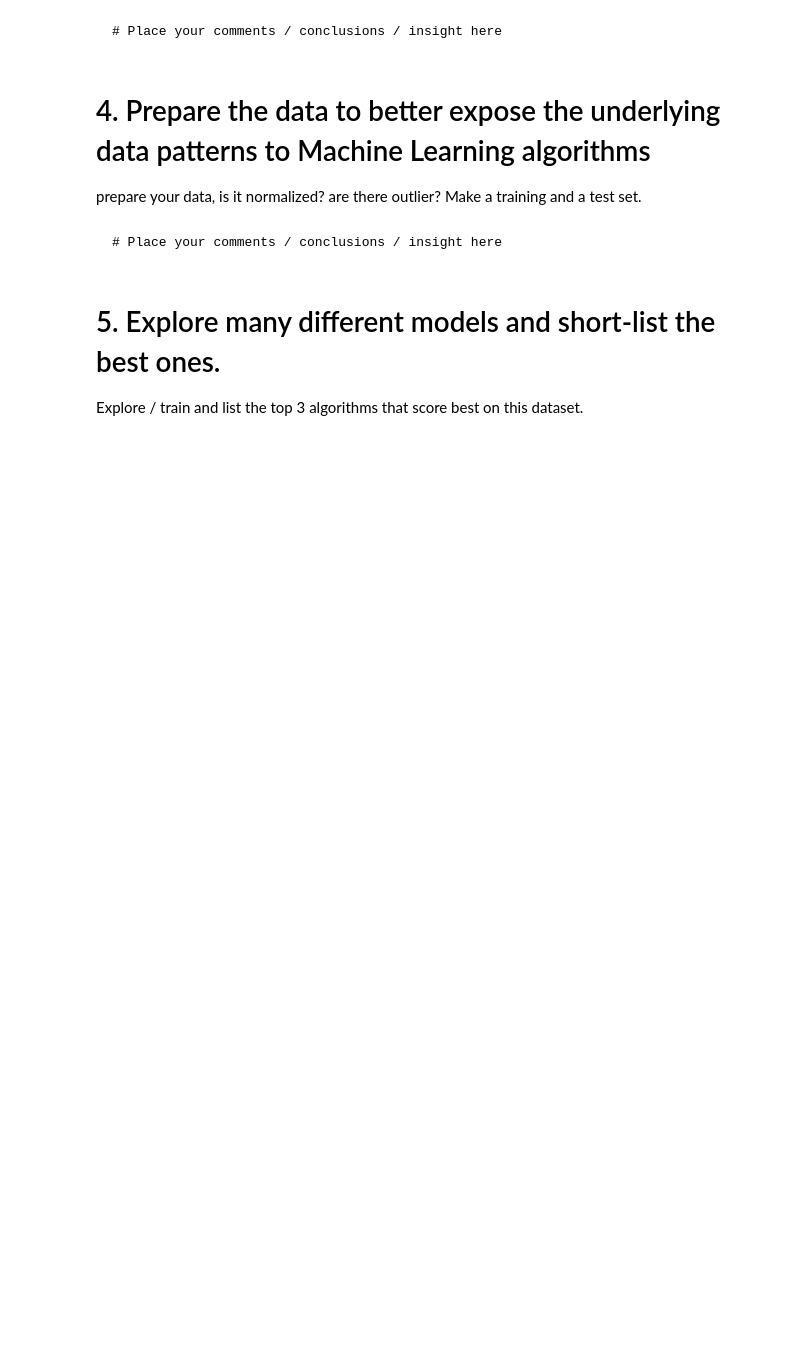
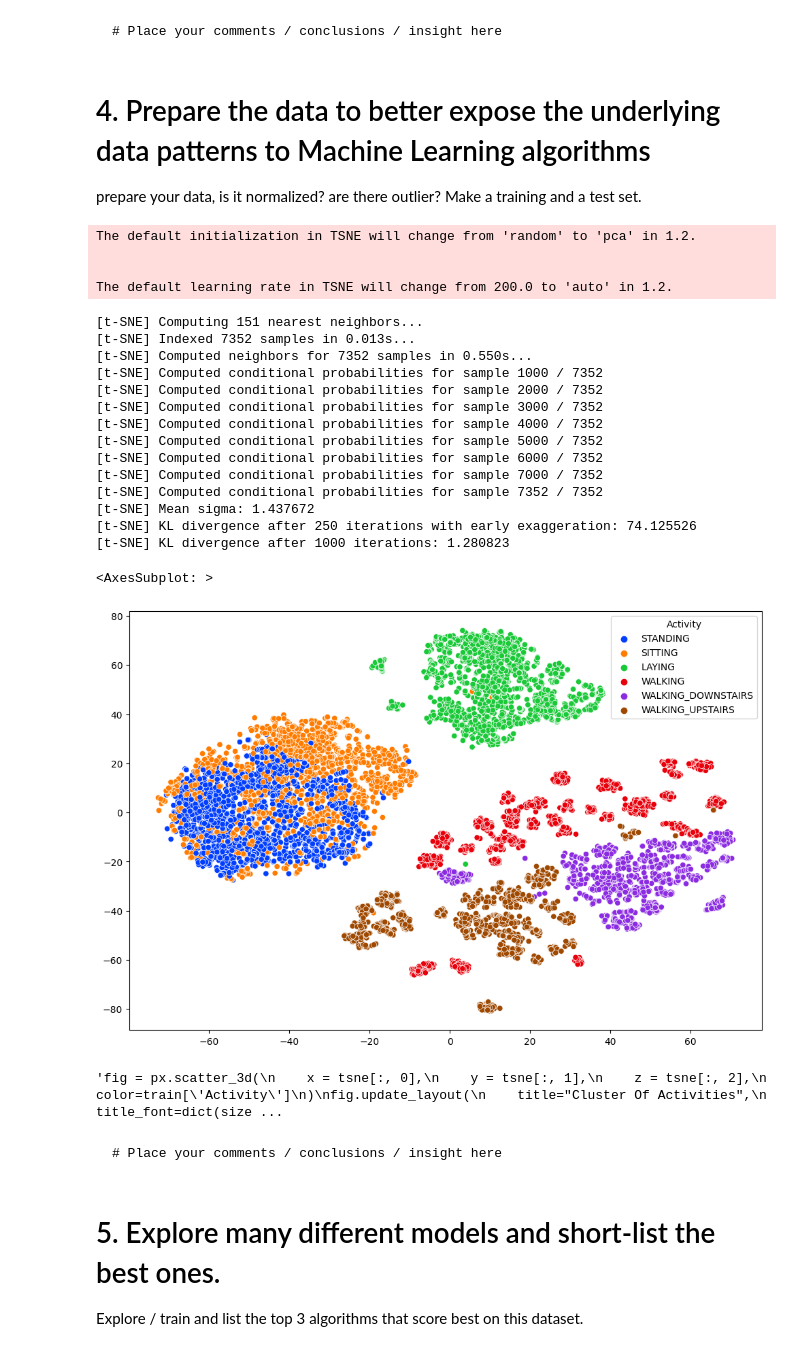
Before and after one commit to yannick1203/AIS_Group2, a Jupyter notebook: Assignment1/Code/PartB/Assignment1_PART_B.ipynb, the cells around one changed output. Saved outputs shown, nothing was run; the diff lists cells and outputs as text; code cells hidden in the pictures; blank space fills up the shorter version.

````diff
--- a/Assignment1/Code/PartB/Assignment1_PART_B.ipynb
+++ b/Assignment1/Code/PartB/Assignment1_PART_B.ipynb
@@ -133,3 +237,47 @@ prepare your data, is it normalized? are there outlier? Make a training and a te
+# %%
+x_for_tsne = train.drop(['subject', 'Activity'], axis=1)
+
+tsne = TSNE(random_state = 42, n_components=2, verbose=1, perplexity=50, n_iter=1000).fit_transform(x_for_tsne)
+plt.figure(figsize=(12,8))
+sns.scatterplot(x =tsne[:, 0], y = tsne[:, 1], hue = train["Activity"],palette="bright")
+# %% [output]
+The default initialization in TSNE will change from 'random' to 'pca' in 1.2.
+
+
+The default learning rate in TSNE will change from 200.0 to 'auto' in 1.2.
+[t-SNE] Computing 151 nearest neighbors...
+[t-SNE] Indexed 7352 samples in 0.013s...
+[t-SNE] Computed neighbors for 7352 samples in 0.550s...
+[t-SNE] Computed conditional probabilities for sample 1000 / 7352
+[t-SNE] Computed conditional probabilities for sample 2000 / 7352
+[t-SNE] Computed conditional probabilities for sample 3000 / 7352
+[t-SNE] Computed conditional probabilities for sample 4000 / 7352
+[t-SNE] Computed conditional probabilities for sample 5000 / 7352
+[t-SNE] Computed conditional probabilities for sample 6000 / 7352
+[t-SNE] Computed conditional probabilities for sample 7000 / 7352
+[t-SNE] Computed conditional probabilities for sample 7352 / 7352
+[t-SNE] Mean sigma: 1.437672
+[t-SNE] KL divergence after 250 iterations with early exaggeration: 74.125526
+[t-SNE] KL divergence after 1000 iterations: 1.280823
+<AxesSubplot: >
+[figure, added]
+# %%
+'''fig = px.scatter_3d(
+    x = tsne[:, 0],
+    y = tsne[:, 1],
+    z = tsne[:, 2],
+    color=train['Activity']
+)
+fig.update_layout(
+    title="Cluster Of Activities",
+    title_font=dict(size=25, color='#a5a7ab', family='roboto'),
+    font=dict(color='#8a8d93'),
+    plot_bgcolor='#2d3035', paper_bgcolor='#2d3035',
+    margin=dict(t=100, b=10, l=70, r=40),
+    )
+fig.show()'''
+# %% [output]
+'fig = px.scatter_3d(\n    x = tsne[:, 0],\n    y = tsne[:, 1],\n    z = tsne[:, 2],\n    color=train[\'Activity\']\n)\nfig.update_layout(\n    title="Cluster Of Activities",\n    title_font=dict(size ...
 # %% [markdown]
 ```
 # Place your comments / conclusions / insight here
````
Also changed, not shown: parts of 17 cells of this notebook.
